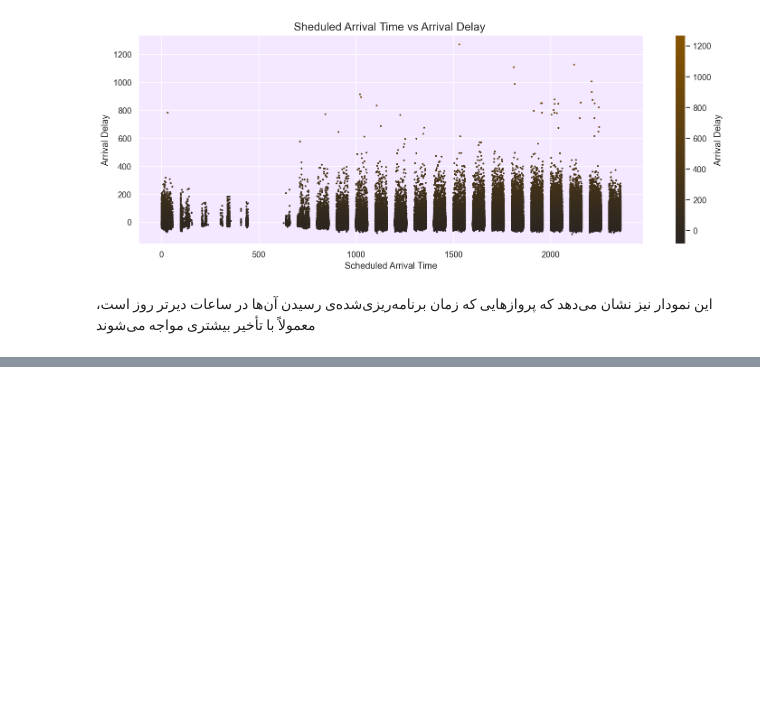
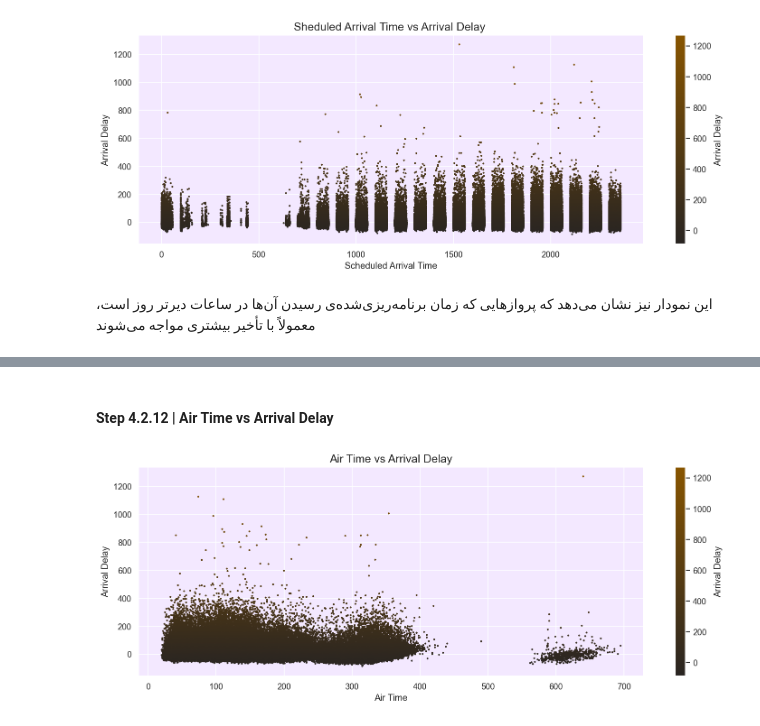
Before and after one commit to ar3haa/EDA-Preprocessing-For-Flights-Data, a Jupyter notebook: data_analysis_for _flights_data.ipynb, the cells around one changed output, grey strips where cells are left out. Cells and saved outputs as stored; diff of their text form; code cells hidden in the pictures; blank space fills up the shorter version.

```diff
--- a/data_analysis_for _flights_data.ipynb
+++ b/data_analysis_for _flights_data.ipynb
@@ -408,0 +427,6 @@ plot_scatter(df['sched_arr_time'], df['arr_delay'], 'Sheduled Arrival Time vs Ar
+# %% [markdown]
+#### Step 4.2.12 | Air Time vs Arrival Delay
+# %%
+plot_scatter(df['air_time'], df['arr_delay'] , 'Air Time vs Arrival Delay' , 'Air Time', 'Arrival Delay')
+# %% [output]
+[figure, added]
```
Also changed, not shown: parts of 14 cells of this notebook.
